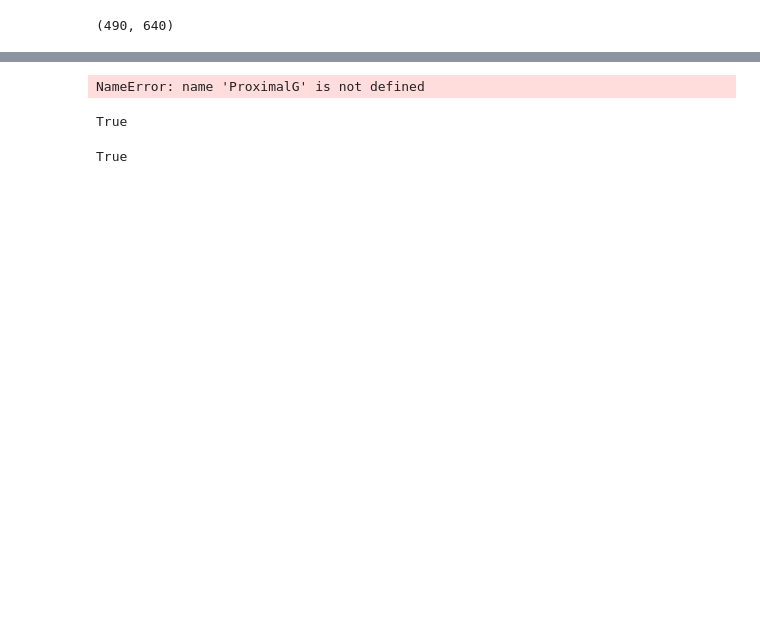
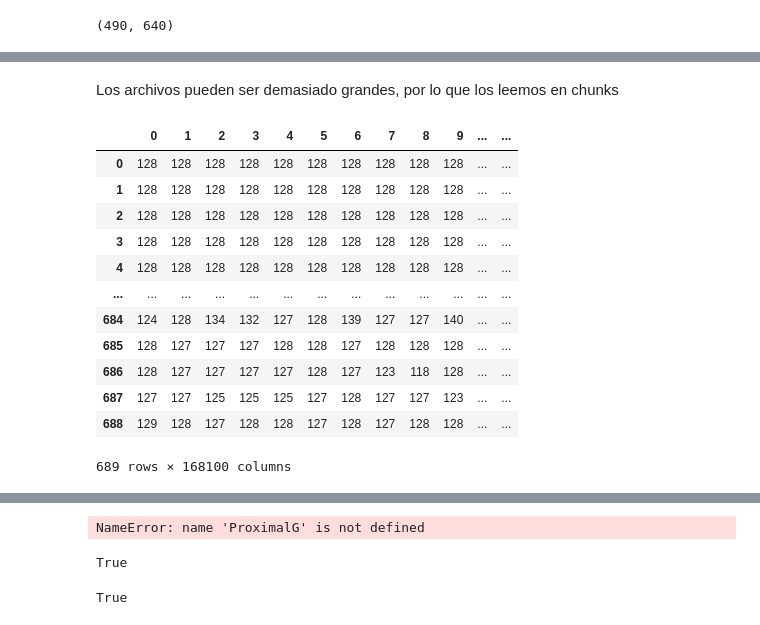
Before and after one commit to aliciaamaliaalvarezmon/SynthesisEmotions, a Jupyter notebook: Notebook/3-texture cartoon decomposition-Copy1.ipynb, the cells around one changed output, grey strips where cells are left out. Cells and saved outputs as stored; diff of their text form; code cells hidden in the pictures; blank space fills up the shorter version.

```diff
--- a/Notebook/3-texture cartoon decomposition-Copy1.ipynb
+++ b/Notebook/3-texture cartoon decomposition-Copy1.ipynb
@@ -352,0 +308,2 @@ my_data_forPCA
+# %% [markdown]
+Los archivos pueden ser demasiado grandes, por lo que los leemos en chunks
@@ -352,0 +320,16 @@ my_data_forPCA
+# %%
+df
+# %% [output]
+|  | 0 | 1 | 2 | 3 | 4 | 5 | 6 | 7 | 8 | 9 | ... | ... |
+| 0 | 128 | 128 | 128 | 128 | 128 | 128 | 128 | 128 | 128 | 128 | ... | ... |
+| 1 | 128 | 128 | 128 | 128 | 128 | 128 | 128 | 128 | 128 | 128 | ... | ... |
+| 2 | 128 | 128 | 128 | 128 | 128 | 128 | 128 | 128 | 128 | 128 | ... | ... |
+| 3 | 128 | 128 | 128 | 128 | 128 | 128 | 128 | 128 | 128 | 128 | ... | ... |
+| 4 | 128 | 128 | 128 | 128 | 128 | 128 | 128 | 128 | 128 | 128 | ... | ... |
+| ... | ... | ... | ... | ... | ... | ... | ... | ... | ... | ... | ... | ... |
+| 684 | 124 | 128 | 134 | 132 | 127 | 128 | 139 | 127 | 127 | 140 | ... | ... |
+| 685 | 128 | 127 | 127 | 127 | 128 | 128 | 127 | 128 | 128 | 128 | ... | ... |
+| 686 | 128 | 127 | 127 | 127 | 127 | 128 | 127 | 123 | 118 | 128 | ... | ... |
+| 687 | 127 | 127 | 125 | 125 | 125 | 127 | 128 | 127 | 127 | 123 | ... | ... |
+| 688 | 129 | 128 | 127 | 128 | 128 | 127 | 128 | 127 | 128 | 128 | ... | ... |
+689 rows × 168100 columns
```
Also changed, not shown: parts of 30 cells of this notebook, 10 other files.
